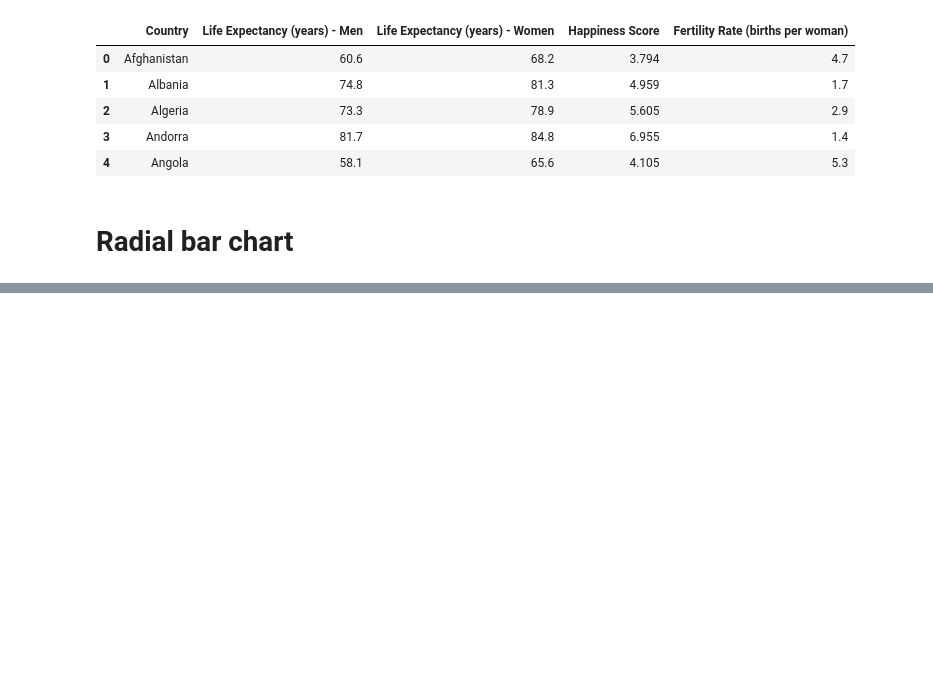
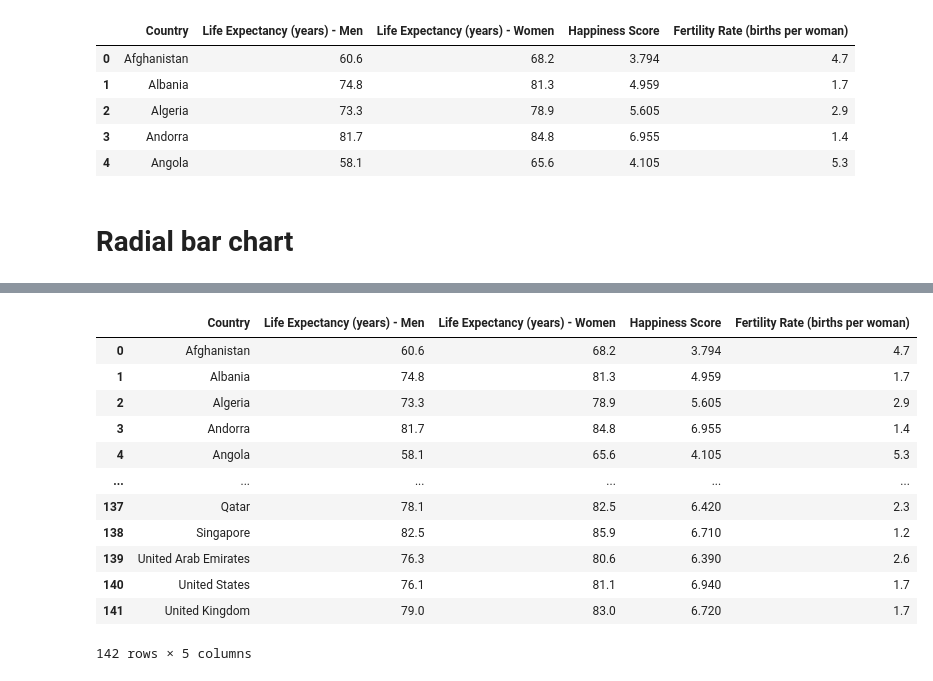
Before and after one commit to AbdullahSangha/Kaggle, a Jupyter notebook: it-s-all-about-life.ipynb, the cells around one changed output, grey strips where cells are left out. Cells and saved outputs as stored; diff of their text form; code cells hidden in the pictures; blank space fills up the shorter version.

```diff
--- a/it-s-all-about-life.ipynb
+++ b/it-s-all-about-life.ipynb
@@ -266,0 +330,16 @@ for bar, angle, height, label in zip(bars,angles, heights, df2["Country"]):
+# %%
+df1
+# %% [output]
+|  | Country | Life Expectancy (years) - Men | Life Expectancy (years) - Women | Happiness Score | Fertility Rate (births per woman) |
+| 0 | Afghanistan | 60.6 | 68.2 | 3.794 | 4.7 |
+| 1 | Albania | 74.8 | 81.3 | 4.959 | 1.7 |
+| 2 | Algeria | 73.3 | 78.9 | 5.605 | 2.9 |
+| 3 | Andorra | 81.7 | 84.8 | 6.955 | 1.4 |
+| 4 | Angola | 58.1 | 65.6 | 4.105 | 5.3 |
+| ... | ... | ... | ... | ... | ... |
+| 137 | Qatar | 78.1 | 82.5 | 6.420 | 2.3 |
+| 138 | Singapore | 82.5 | 85.9 | 6.710 | 1.2 |
+| 139 | United Arab Emirates | 76.3 | 80.6 | 6.390 | 2.6 |
+| 140 | United States | 76.1 | 81.1 | 6.940 | 1.7 |
+| 141 | United Kingdom | 79.0 | 83.0 | 6.720 | 1.7 |
+142 rows × 5 columns
```
Also changed, not shown: parts of 10 cells of this notebook.
